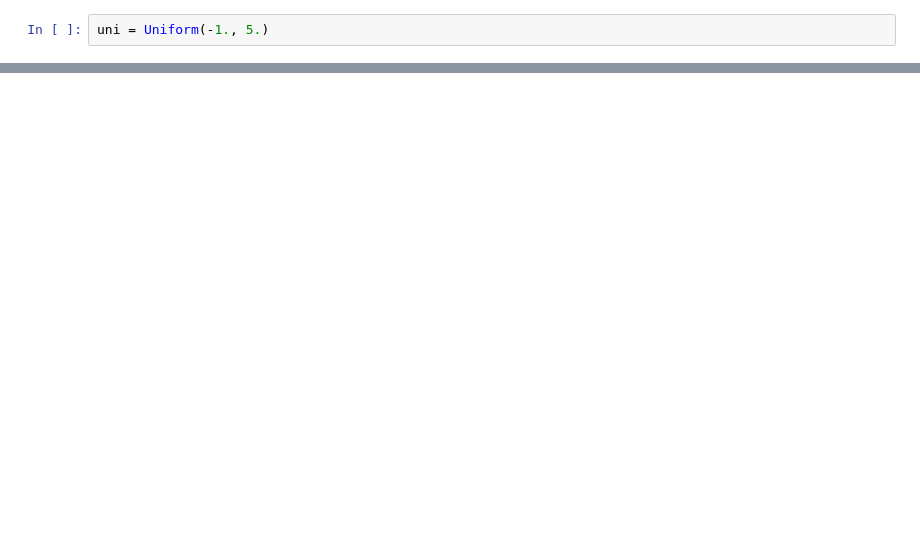
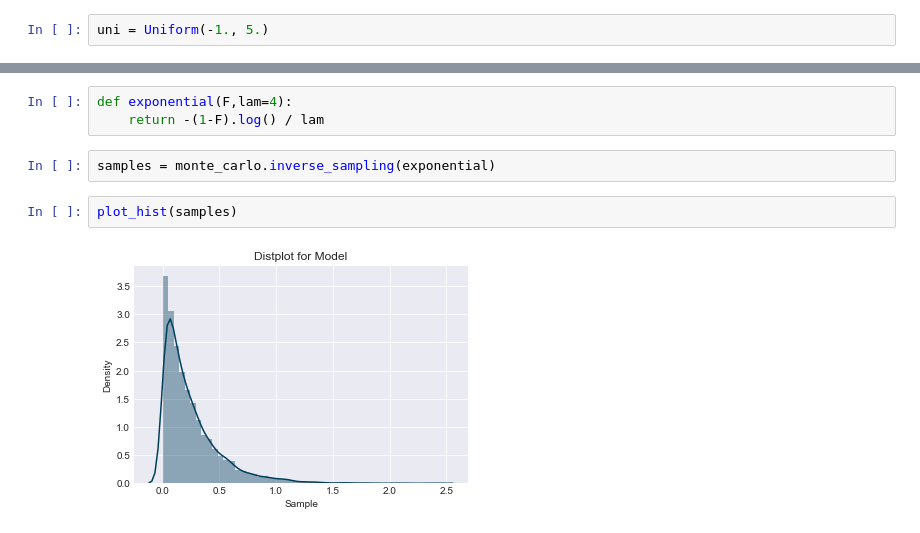
Before and after one commit to nextBillyonair/DPM, a Jupyter notebook: Notebooks/MonteCarlo.ipynb, the cells around one changed output, grey strips where cells are left out. Drawn from its saved outputs; the diff is of its cells as text; blank space fills up the shorter version.

Commit message:
Add inverse sampling, Arcsine distribution

```diff
--- a/Notebooks/MonteCarlo.ipynb
+++ b/Notebooks/MonteCarlo.ipynb
@@ -113,0 +115,9 @@ torch.Size([15804, 1])
+# %%
+def exponential(F,lam=4):
+    return -(1-F).log() / lam
+# %%
+samples = monte_carlo.inverse_sampling(exponential)
+# %%
+plot_hist(samples)
+# %% [output]
+[figure, added]
```
Also changed, not shown: parts of 9 cells of this notebook, 2 other files.
